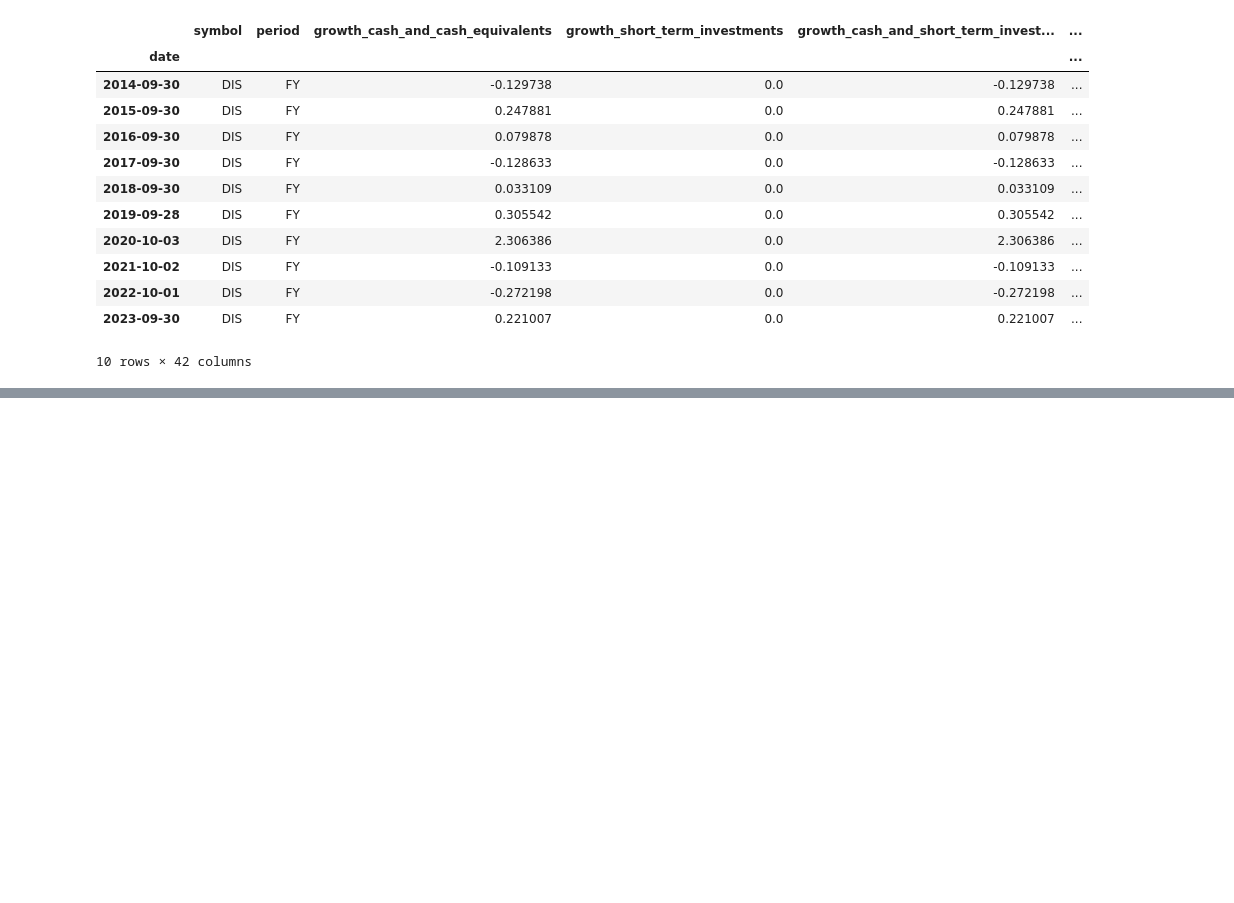
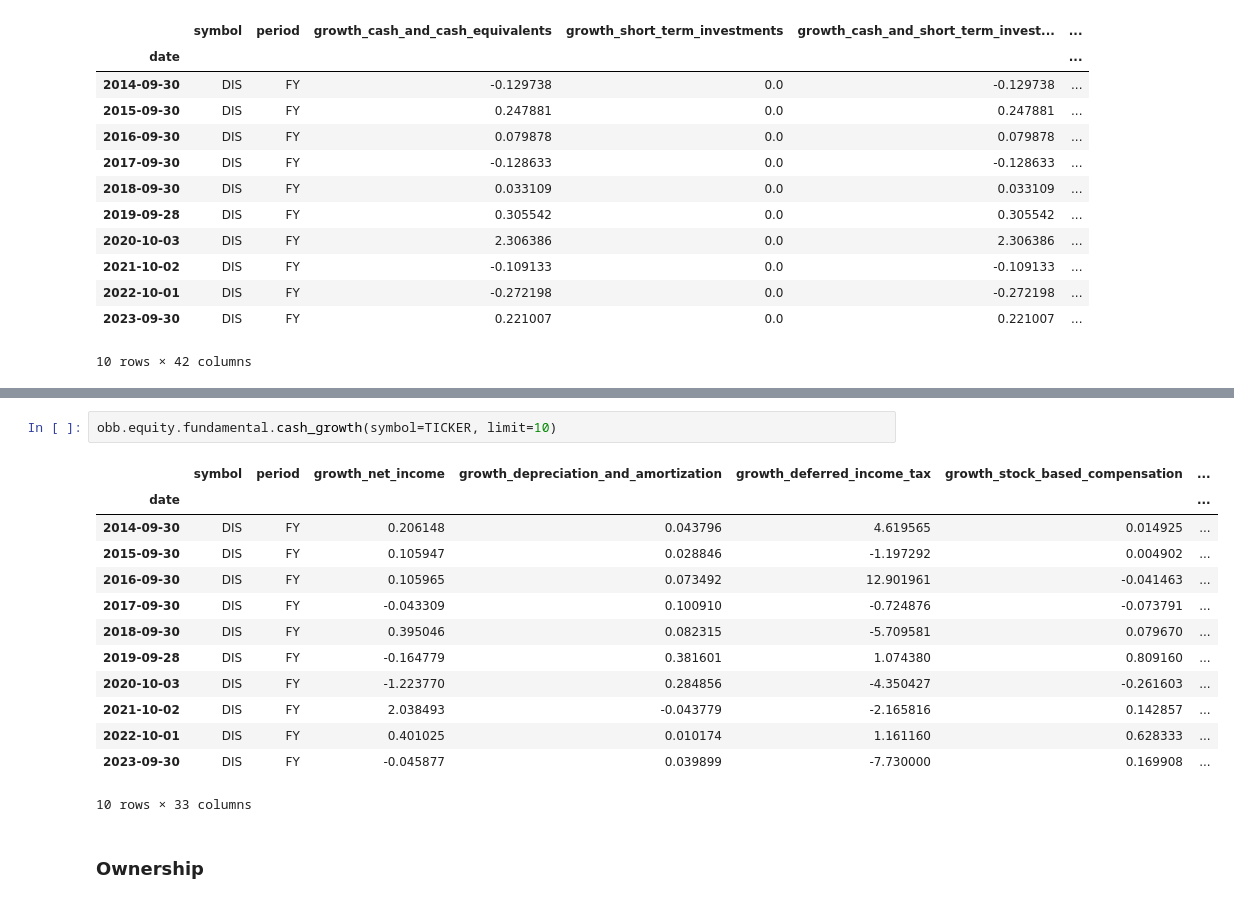
Before and after one commit to mmistroni/OpenBB_Experiments, a Jupyter notebook: OpenBBFinancialAnalysis.ipynb, the cells around one changed output, grey strips where cells are left out. Saved outputs shown, nothing was run; the diff lists cells and outputs as text; blank space fills up the shorter version.

```diff
--- a/OpenBBFinancialAnalysis.ipynb
+++ b/OpenBBFinancialAnalysis.ipynb
@@ -429,0 +446,18 @@ obb.equity.fundamental.balance_growth(symbol=TICKER, limit=10)
+# %%
+obb.equity.fundamental.cash_growth(symbol=TICKER, limit=10)
+# %% [output]
+|  | symbol | period | growth_net_income | growth_depreciation_and_amortization | growth_deferred_income_tax | growth_stock_based_compensation | ... |
+| date |  |  |  |  |  |  | ... |
+| 2014-09-30 | DIS | FY | 0.206148 | 0.043796 | 4.619565 | 0.014925 | ... |
+| 2015-09-30 | DIS | FY | 0.105947 | 0.028846 | -1.197292 | 0.004902 | ... |
+| 2016-09-30 | DIS | FY | 0.105965 | 0.073492 | 12.901961 | -0.041463 | ... |
+| 2017-09-30 | DIS | FY | -0.043309 | 0.100910 | -0.724876 | -0.073791 | ... |
+| 2018-09-30 | DIS | FY | 0.395046 | 0.082315 | -5.709581 | 0.079670 | ... |
+| 2019-09-28 | DIS | FY | -0.164779 | 0.381601 | 1.074380 | 0.809160 | ... |
+| 2020-10-03 | DIS | FY | -1.223770 | 0.284856 | -4.350427 | -0.261603 | ... |
+| 2021-10-02 | DIS | FY | 2.038493 | -0.043779 | -2.165816 | 0.142857 | ... |
+| 2022-10-01 | DIS | FY | 0.401025 | 0.010174 | 1.161160 | 0.628333 | ... |
+| 2023-09-30 | DIS | FY | -0.045877 | 0.039899 | -7.730000 | 0.169908 | ... |
+10 rows × 33 columns
+# %% [markdown]
+### Ownership
```
Also changed, not shown: parts of 8 cells of this notebook.
